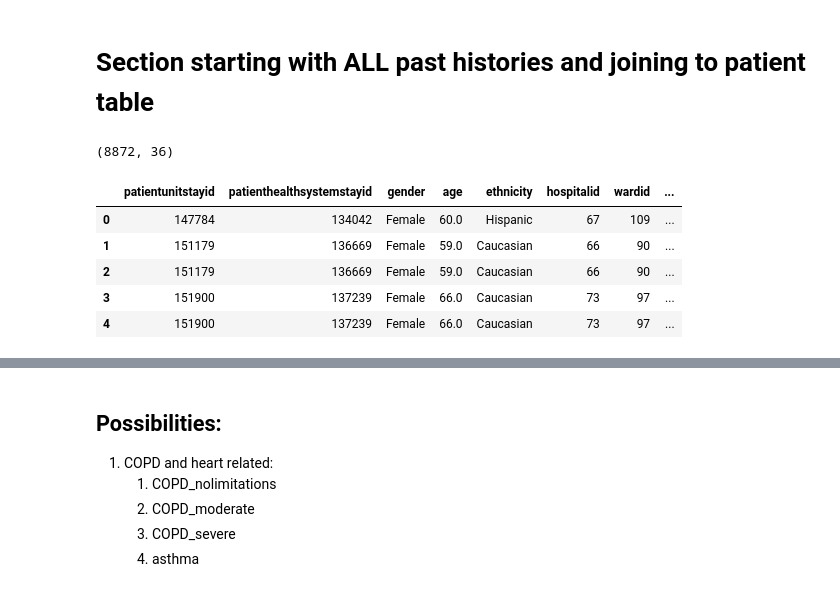
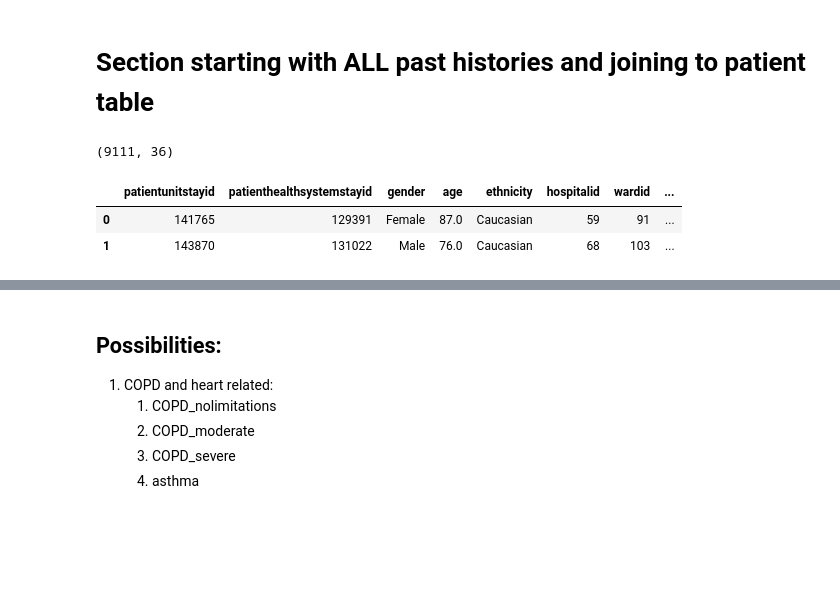
Before and after one commit to dianamJLAB/DS6050, a Jupyter notebook: eICU_gan/gan_work/eICU_exploration.ipynb, the cells around one changed output, grey strips where cells are left out. Saved outputs shown, nothing was run; the diff lists cells and outputs as text; code cells hidden in the pictures; blank space fills up the shorter version.

Commit message:
final dummy coded patients and past history

```diff
--- a/eICU_gan/gan_work/eICU_exploration.ipynb
+++ b/eICU_gan/gan_work/eICU_exploration.ipynb
@@ -101,8 +103,8 @@ Top 10 + 100th - 110th most common History:
  'head and neck' 'neuromuscular disease' 'MI - within 6 months' 'ascites'
  'primary site' 's/p AVR']
 # %%
-data_hist_filter = data_hist.query('pasthistoryvaluetext != "NoHealthProblems"')
-data_hist_filter = data_hist_filter.query('pasthistoryvaluetext != "Performed"')
+#data_hist_filter = data_hist.query('pasthistoryvaluetext != "NoHealthProblems"')
+data_hist_filter = data_hist.query('pasthistoryvaluetext != "Performed"')
 
 lst_top10hist_filtered = data_hist_filter.groupby('pasthistoryvalue').count().sort_values(['pasthistoryid'], ascending=False).head(10).index.to_list()
 print("Top History: ", lst_top10hist_filtered)
@@ -922,18 +922,15 @@ print(np_age_ethnicity_from_file[0:5])
 # %%
 
 df_ph = data_hist_filter.set_index('patientunitstayid')
 data_ph_patients = data_patients.join(df_ph, how="inner")
 # reset index to get patient unit stay id out of the index
 data_jodata_ph_patientsin_top10 = data_ph_patients.reset_index()
 print(data_ph_patients.shape)
 data_ph_patients.reset_index(inplace=True)
-data_ph_patients.head(5)
+data_ph_patients.head(2)
 # %% [output]
-(8872, 36)
+(9111, 36)
 |  | patientunitstayid | patienthealthsystemstayid | gender | age | ethnicity | hospitalid | wardid | ... |
-| 0 | 147784 | 134042 | Female | 60.0 | Hispanic | 67 | 109 | ... |
-| 1 | 151179 | 136669 | Female | 59.0 | Caucasian | 66 | 90 | ... |
-| 2 | 151179 | 136669 | Female | 59.0 | Caucasian | 66 | 90 | ... |
-| 3 | 151900 | 137239 | Female | 66.0 | Caucasian | 73 | 97 | ... |
-| 4 | 151900 | 137239 | Female | 66.0 | Caucasian | 73 | 97 | ... |
+| 0 | 141765 | 129391 | Female | 87.0 | Caucasian | 59 | 91 | ... |
+| 1 | 143870 | 131022 | Male | 76.0 | Caucasian | 68 | 103 | ... |
 # %%
```
Also changed, not shown: parts of 13 cells of this notebook, 2 other files.
